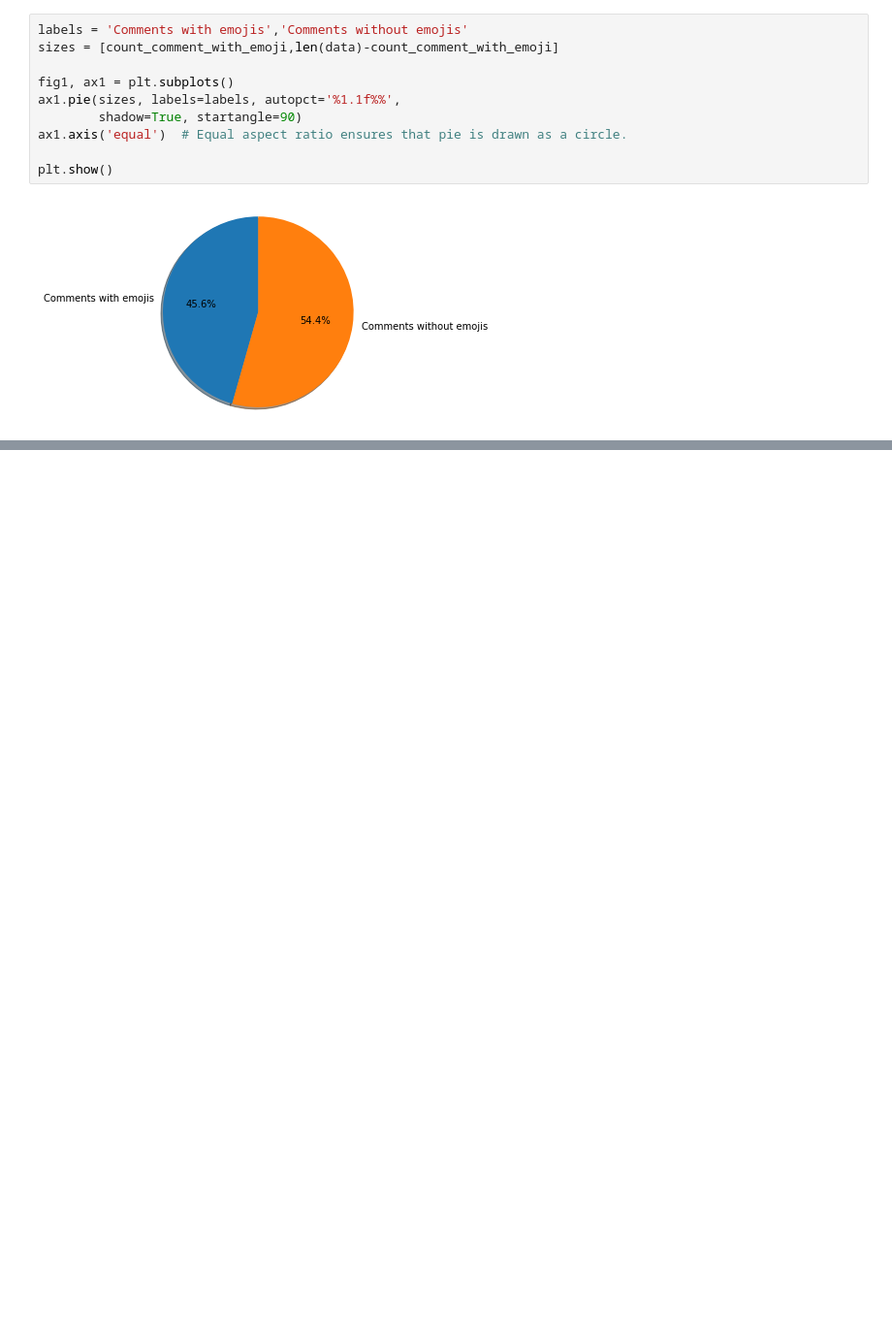
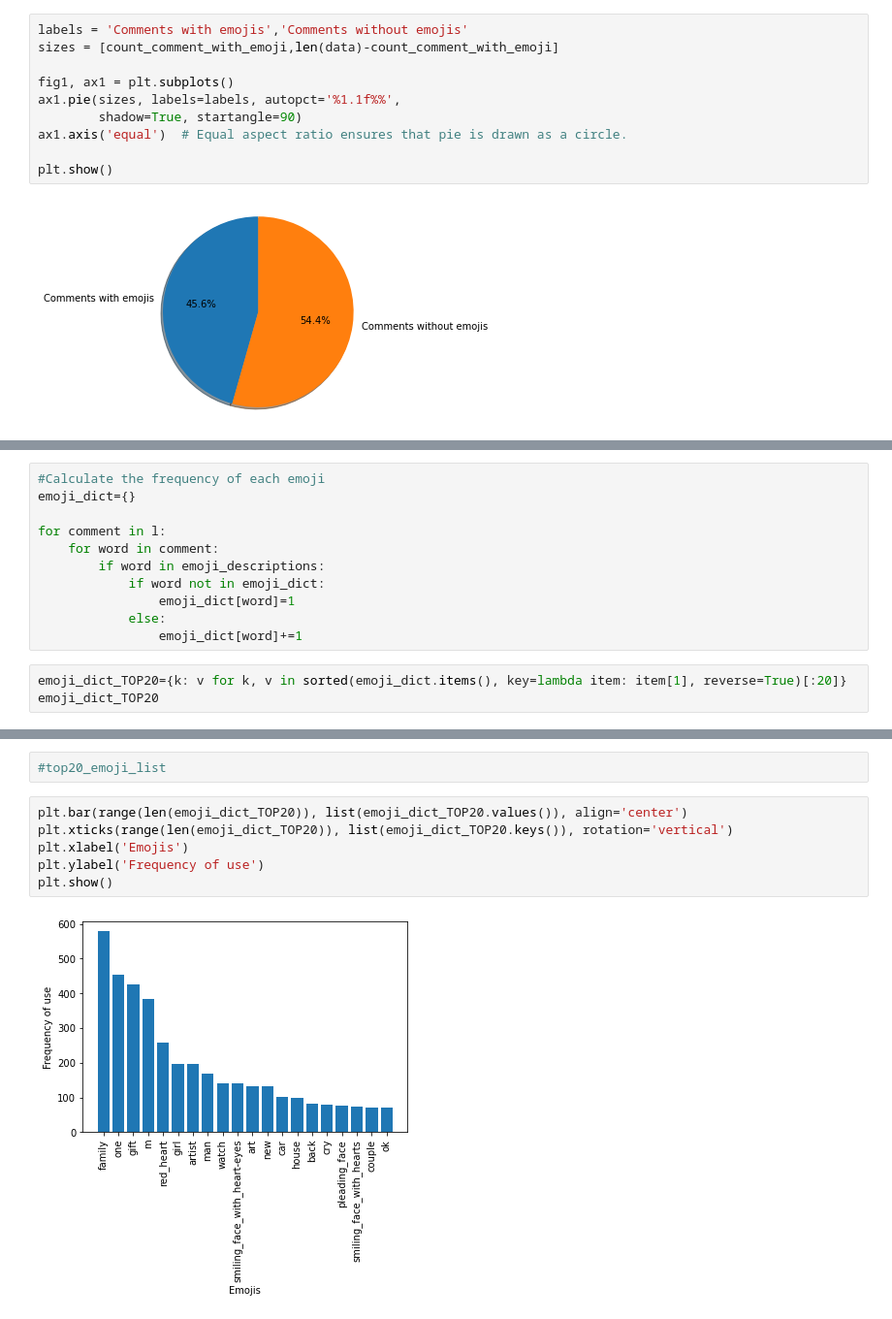
Before and after one commit to QingZheng1212/youtube_data, a Jupyter notebook: youtube_data.ipynb, the cells around one changed output, grey strips where cells are left out. Shown at 97% size. Saved outputs shown, nothing was run; the diff lists cells and outputs as text; blank space fills up the shorter version.

```diff
--- a/youtube_data.ipynb
+++ b/youtube_data.ipynb
@@ -464,0 +476,14 @@ plt.show()
+# %%
+#Calculate the frequency of each emoji
+emoji_dict={}
+
+for comment in l:
+    for word in comment:
+        if word in emoji_descriptions:
+            if word not in emoji_dict:
+                emoji_dict[word]=1
+            else:
+                emoji_dict[word]+=1
+# %%
+emoji_dict_TOP20={k: v for k, v in sorted(emoji_dict.items(), key=lambda item: item[1], reverse=True)[:20]}
+emoji_dict_TOP20
@@ -464,0 +544,10 @@ plt.show()
+# %%
+#top20_emoji_list
+# %%
+plt.bar(range(len(emoji_dict_TOP20)), list(emoji_dict_TOP20.values()), align='center')
+plt.xticks(range(len(emoji_dict_TOP20)), list(emoji_dict_TOP20.keys()), rotation='vertical')
+plt.xlabel('Emojis')
+plt.ylabel('Frequency of use')
+plt.show()
+# %% [output]
+[figure, added]
```
Also changed, not shown: parts of 14 cells of this notebook, 1 other file.
